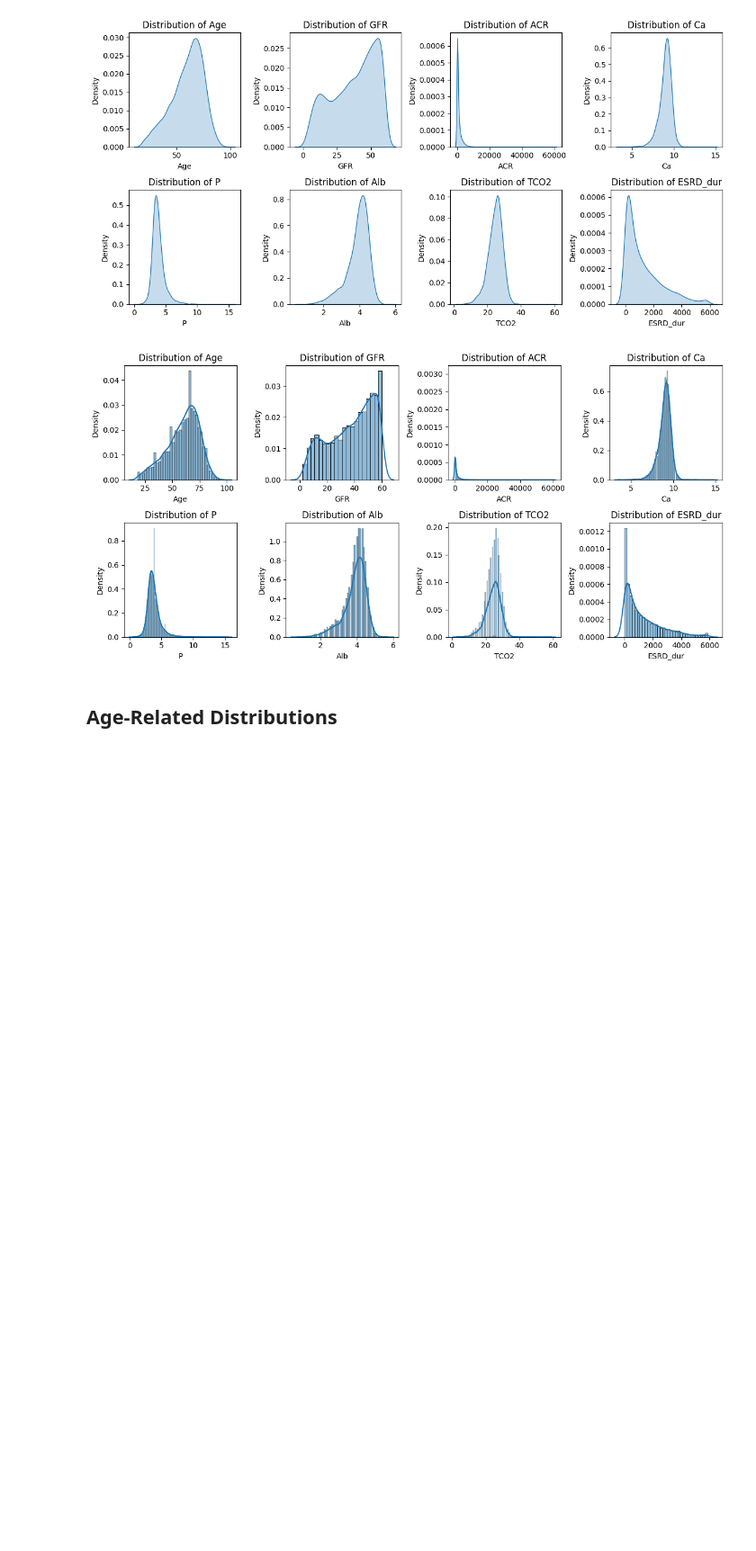
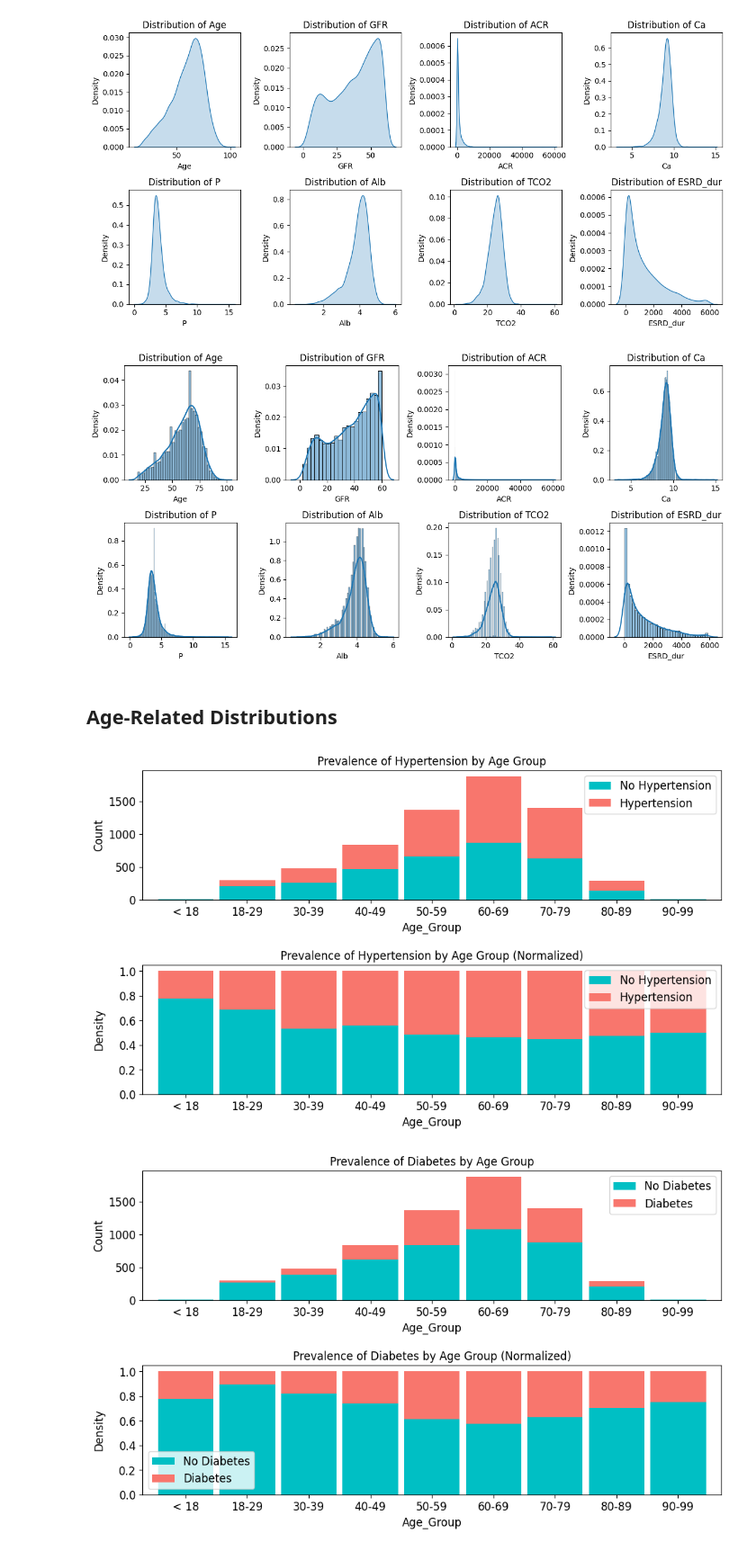
Before and after one commit to lshpaner/seoul_kfre, a Jupyter notebook: notebooks/data_exploration.ipynb, the cells around one changed output. Shown: that part at 90% size. Cells and saved outputs as stored; diff of their text form; code cells hidden in the pictures; blank space fills up the shorter version.

Commit message:
added dm and htn by age group stacked plots to eda

```diff
--- a/notebooks/data_exploration.ipynb
+++ b/notebooks/data_exploration.ipynb
@@ -236,3 +236,40 @@ label_ages = [
 
 
 df_eda["Age_Group"] = pd.cut(df_eda["Age"], bins=bin_ages, labels=label_ages)
+# %%
+func_col = ["HTN", "DM"]
+legend_labels = [["No Hypertension", "Hypertension"], ["No Diabetes", "Diabetes"]]
+title = ["Hypertension", "Diabetes"]
+
+image_path_png = os.path.join(base_path, "images", "png_images")
+image_path_svg = os.path.join(base_path, "images", "svg_images")
+
+# Loop through each condition and create the plots
+for col, legend, tit in zip(func_col, legend_labels, title):
+    func_col_filename_png = os.path.join(image_path_png, f"Age_by_{col}.png")
+    func_col_filename_svg = os.path.join(image_path_svg, f"Age_by_{col}.svg")
+
+    image_path = {"png": func_col_filename_png, "svg": func_col_filename_svg}
+
+    # Call the stacked_plot function with the dynamic parameters
+    stacked_plot(
+        x=12,
+        y=8,
+        p=10,
+        df=df_eda,
+        col="Age_Group",
+        truth=col,
+        condition=1,
+        kind="bar",
+        width=0.9,
+        rot=0,
+        legend_labels=legend,  # Use the corresponding legend labels
+        image_path=image_path,
+        img_string=f"presence_of_{tit.lower()}_by_age",
+        save_formats=["png", "svg"],
+        custom_title=f"Prevalence of {tit} by Age Group",
+        color=["#00BFC4", "#F8766D"],  # Example colors
+    )
+# %% [output]
+[figure, added]
+[figure, added]
```
Also changed, not shown: 41 other files.
